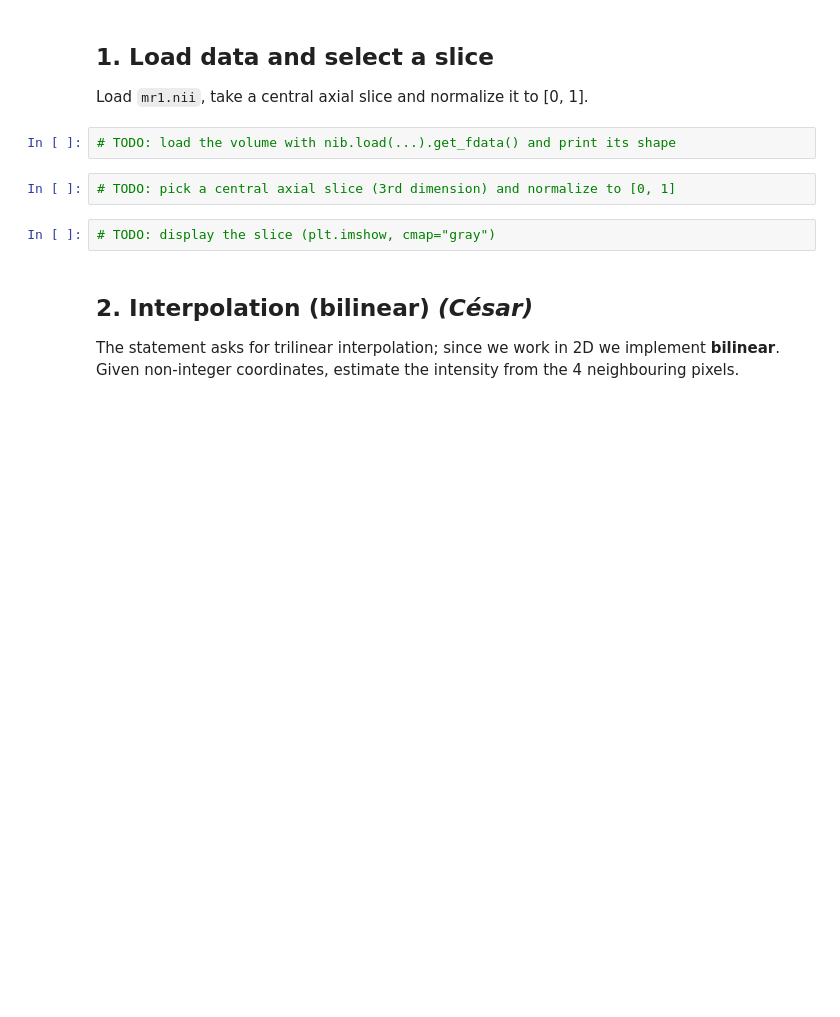
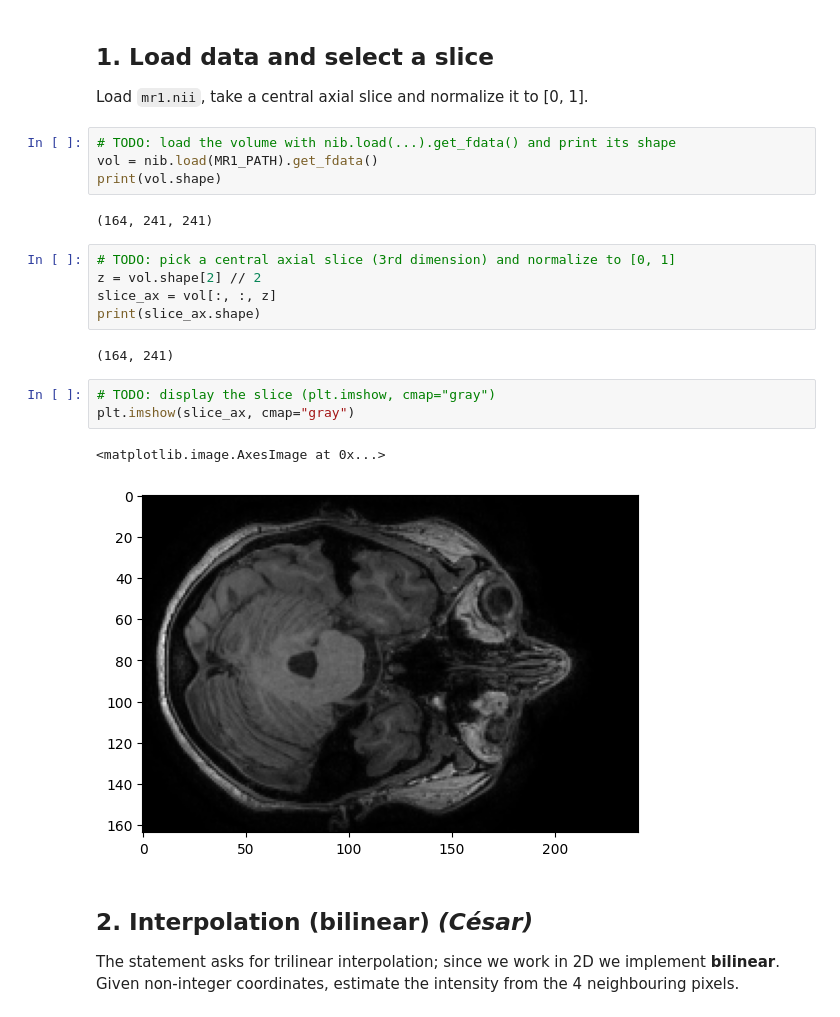
Before and after one commit to cesarrrbl06/LAB3_MIA, a Jupyter notebook: LAB_3.ipynb, the cells around one changed output. Drawn from its saved outputs; the diff is of its cells as text; blank space fills up the shorter version.

```diff
--- a/LAB_3.ipynb
+++ b/LAB_3.ipynb
@@ -41,10 +44,23 @@ np.random.seed(0)
 Load `mr1.nii`, take a central axial slice and normalize it to [0, 1].
 # %%
 # TODO: load the volume with nib.load(...).get_fdata() and print its shape
+vol = nib.load(MR1_PATH).get_fdata()
+print(vol.shape)
+# %% [output]
+(164, 241, 241)
 # %%
 # TODO: pick a central axial slice (3rd dimension) and normalize to [0, 1]
+z = vol.shape[2] // 2
+slice_ax = vol[:, :, z]
+print(slice_ax.shape)
+# %% [output]
+(164, 241)
 # %%
 # TODO: display the slice (plt.imshow, cmap="gray")
+plt.imshow(slice_ax, cmap="gray")
+# %% [output]
+<matplotlib.image.AxesImage at 0x...>
+[figure, added]
 # %% [markdown]
 ## 2. Interpolation (bilinear)  *(César)*
 The statement asks for trilinear interpolation; since we work in 2D we implement **bilinear**.
```
Also changed, not shown: parts of 2 cells of this notebook.
